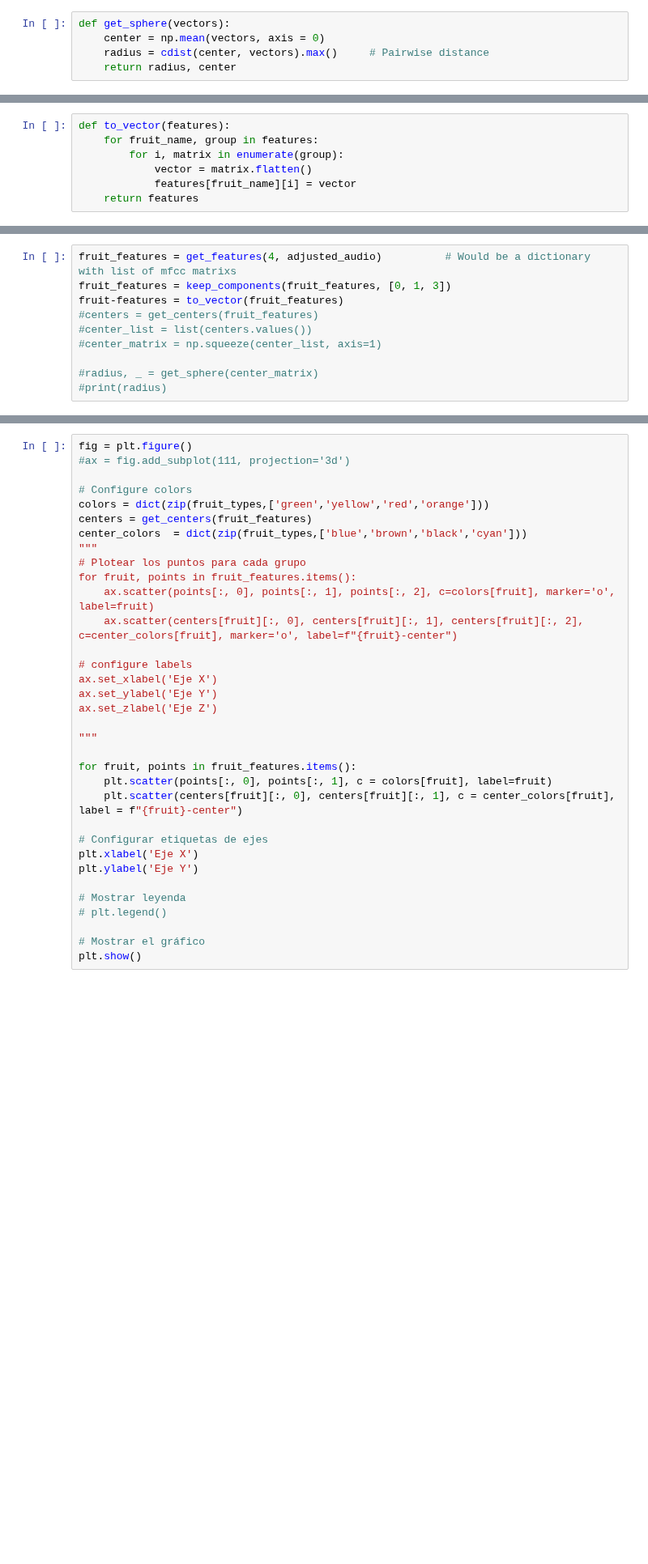
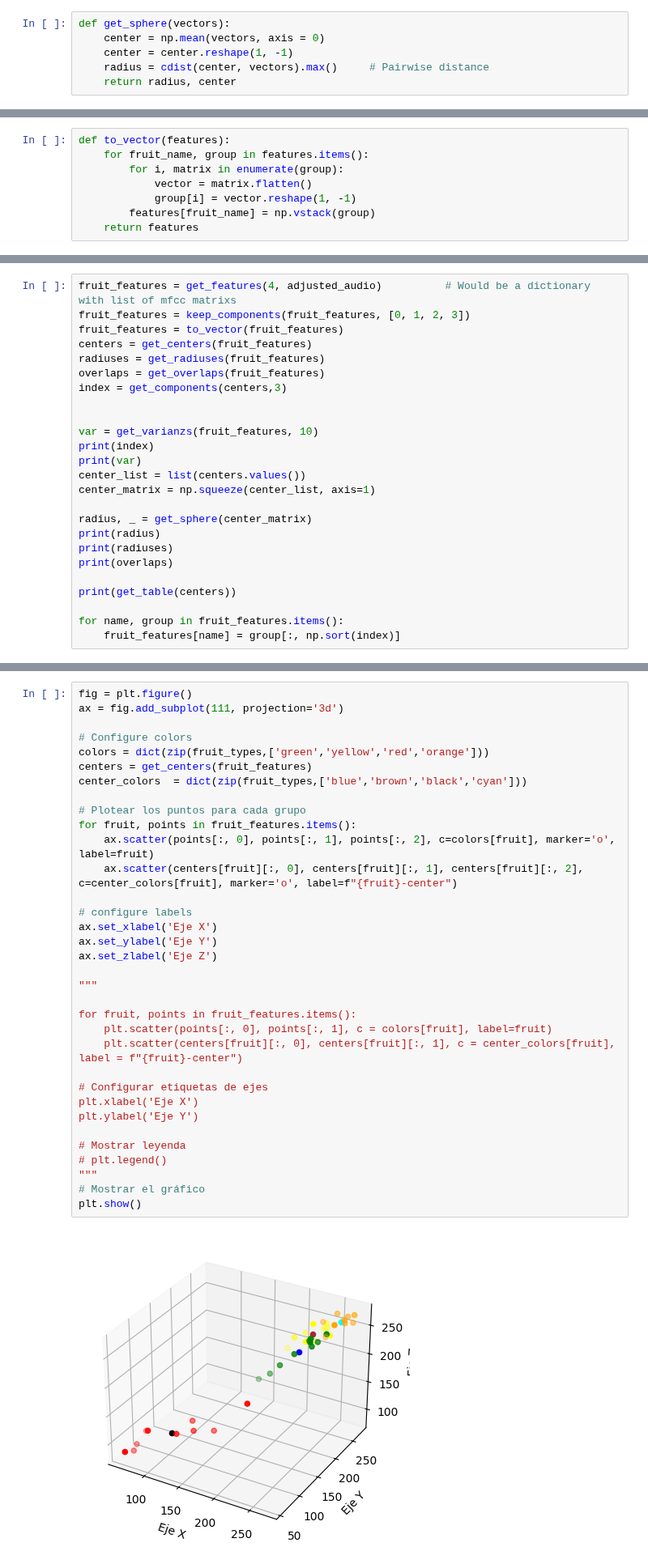
Before and after one commit to Juan2000-coder/Speech_Recognition, a Jupyter notebook: implemetation/first_aproximation/first_test.ipynb, the cells around one changed output, grey strips where cells are left out. Shown at 81% size. Cells and saved outputs as stored; diff of their text form; blank space fills up the shorter version.

```diff
--- a/implemetation/first_aproximation/first_test.ipynb
+++ b/implemetation/first_aproximation/first_test.ipynb
@@ -181,5 +182,6 @@ def get_features(n_mfcc, fruit_dict):
 # %%
 def get_sphere(vectors):
     center = np.mean(vectors, axis = 0)
+    center = center.reshape(1, -1)
     radius = cdist(center, vectors).max()     # Pairwise distance
     return radius, center
@@ -279,10 +263,11 @@ def keep_components(features:dict, indexes:list):
     return features
 # %%
 def to_vector(features):
-    for fruit_name, group in features:
+    for fruit_name, group in features.items():
         for i, matrix in enumerate(group):
             vector = matrix.flatten()
-            features[fruit_name][i] = vector
+            group[i] = vector.reshape(1, -1)
+        features[fruit_name] = np.vstack(group)
     return features
 # %%
 def get_varianzs(features, nc):
@@ -299,11 +282,26 @@ def get_varianzs(features, nc):
 # %%
 fruit_features = get_features(4, adjusted_audio)          # Would be a dictionary with list of mfcc matrixs
-fruit_features = keep_components(fruit_features, [0, 1, 3])
-fruit-features = to_vector(fruit_features)
-#centers = get_centers(fruit_features)
-#center_list = list(centers.values())
-#center_matrix = np.squeeze(center_list, axis=1)
+fruit_features = keep_components(fruit_features, [0, 1, 2, 3])
+fruit_features = to_vector(fruit_features)
+centers = get_centers(fruit_features)
+radiuses = get_radiuses(fruit_features)
+overlaps = get_overlaps(fruit_features)
+index = get_components(centers,3)
 
-#radius, _ = get_sphere(center_matrix)
-#print(radius)
+
+var = get_varianzs(fruit_features, 10)
+print(index)
+print(var)
+center_list = list(centers.values())
+center_matrix = np.squeeze(center_list, axis=1)
+
+radius, _ = get_sphere(center_matrix)
+print(radius)
+print(radiuses)
+print(overlaps)
+
+print(get_table(centers))
+
+for name, group in fruit_features.items():
+    fruit_features[name] = group[:, np.sort(index)]
 # %% [output]
@@ -312,34 +325,36 @@ fruit-features = to_vector(fruit_features)
 # %%
 fig = plt.figure()
-#ax = fig.add_subplot(111, projection='3d')
+ax = fig.add_subplot(111, projection='3d')
 
 # Configure colors
 colors = dict(zip(fruit_types,['green','yellow','red','orange']))
 centers = get_centers(fruit_features)
 center_colors  = dict(zip(fruit_types,['blue','brown','black','cyan']))
-"""
+
 # Plotear los puntos para cada grupo
 for fruit, points in fruit_features.items():
     ax.scatter(points[:, 0], points[:, 1], points[:, 2], c=colors[fruit], marker='o', label=fruit)
     ax.scatter(centers[fruit][:, 0], centers[fruit][:, 1], centers[fruit][:, 2], c=center_colors[fruit], marker='o', label=f"{fruit}-center")
 
 # configure labels
 ax.set_xlabel('Eje X')
 ax.set_ylabel('Eje Y')
 ax.set_zlabel('Eje Z')
 
 """
 
 for fruit, points in fruit_features.items():
     plt.scatter(points[:, 0], points[:, 1], c = colors[fruit], label=fruit)
     plt.scatter(centers[fruit][:, 0], centers[fruit][:, 1], c = center_colors[fruit], label = f"{fruit}-center")
 
 # Configurar etiquetas de ejes
 plt.xlabel('Eje X')
 plt.ylabel('Eje Y')
 
 # Mostrar leyenda
 # plt.legend()
-
+"""
 # Mostrar el gráfico
 plt.show()
+# %% [output]
+[figure, added]
```
Also changed, not shown: parts of 9 cells of this notebook.
